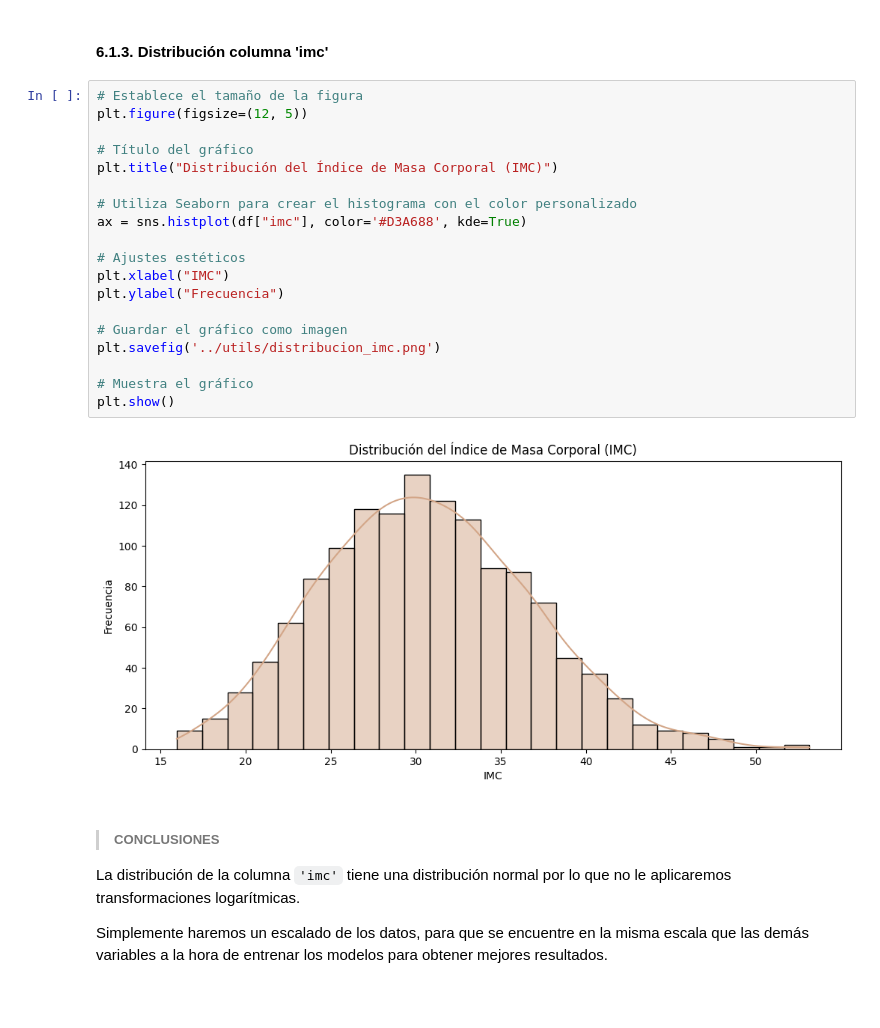
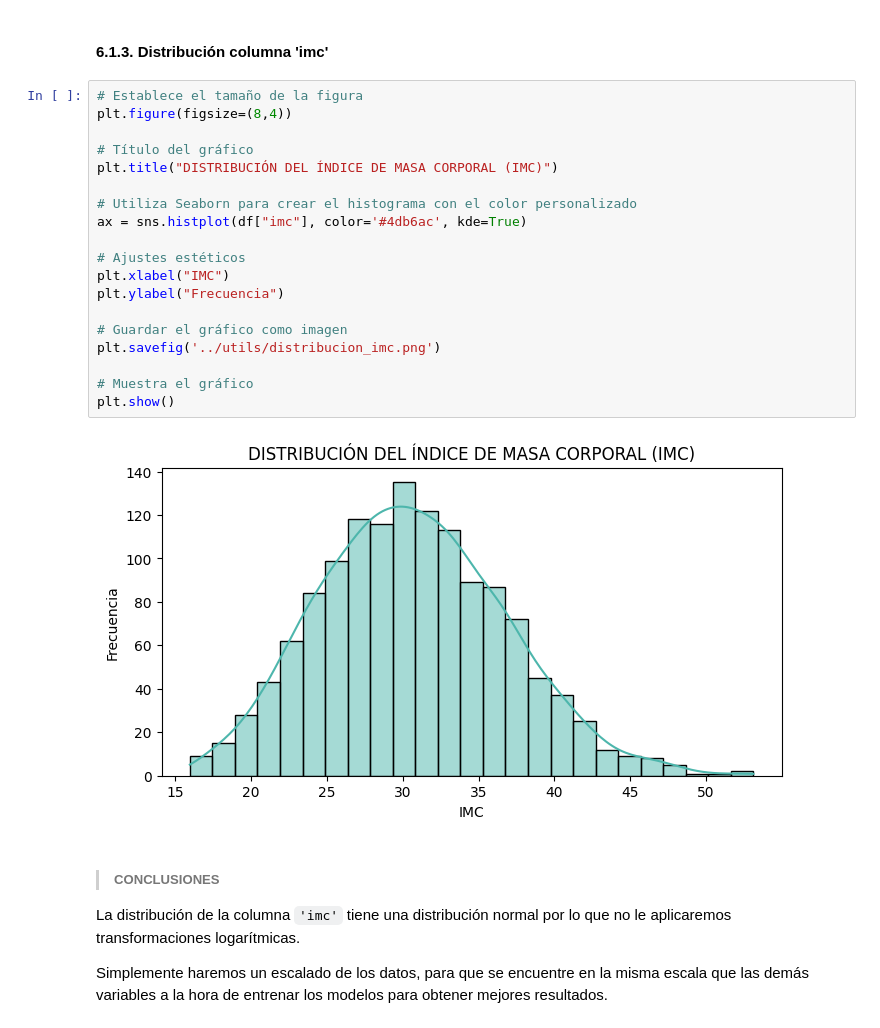
Before and after one commit to XimenaPO/MLProject_Medical_Cost, a Jupyter notebook: src/notebooks/project_resume.ipynb, the cells around one changed output. Cells and saved outputs as stored; diff of their text form; blank space fills up the shorter version.

```diff
--- a/src/notebooks/project_resume.ipynb
+++ b/src/notebooks/project_resume.ipynb
@@ -333,25 +333,25 @@ Podemos ver que la variable `'sexo'` tiene los datos balanceados. Con la siguien
 #### 6.1.3. Distribución columna 'imc'
 # %%
 # Establece el tamaño de la figura
-plt.figure(figsize=(12, 5))
+plt.figure(figsize=(8,4))
 
 # Título del gráfico
-plt.title("Distribución del Índice de Masa Corporal (IMC)")
+plt.title("DISTRIBUCIÓN DEL ÍNDICE DE MASA CORPORAL (IMC)")
 
 # Utiliza Seaborn para crear el histograma con el color personalizado
-ax = sns.histplot(df["imc"], color='#D3A688', kde=True)
+ax = sns.histplot(df["imc"], color='#4db6ac', kde=True)
 
 # Ajustes estéticos
 plt.xlabel("IMC")
 plt.ylabel("Frecuencia")
 
 # Guardar el gráfico como imagen
 plt.savefig('../utils/distribucion_imc.png')
 
 # Muestra el gráfico
 plt.show()
 # %% [output]
-[figure, old version]
+[figure, new version]
 # %% [markdown]
 > ##### **CONCLUSIONES**
 
```
Also changed, not shown: parts of 24 cells of this notebook, 17 other files.
